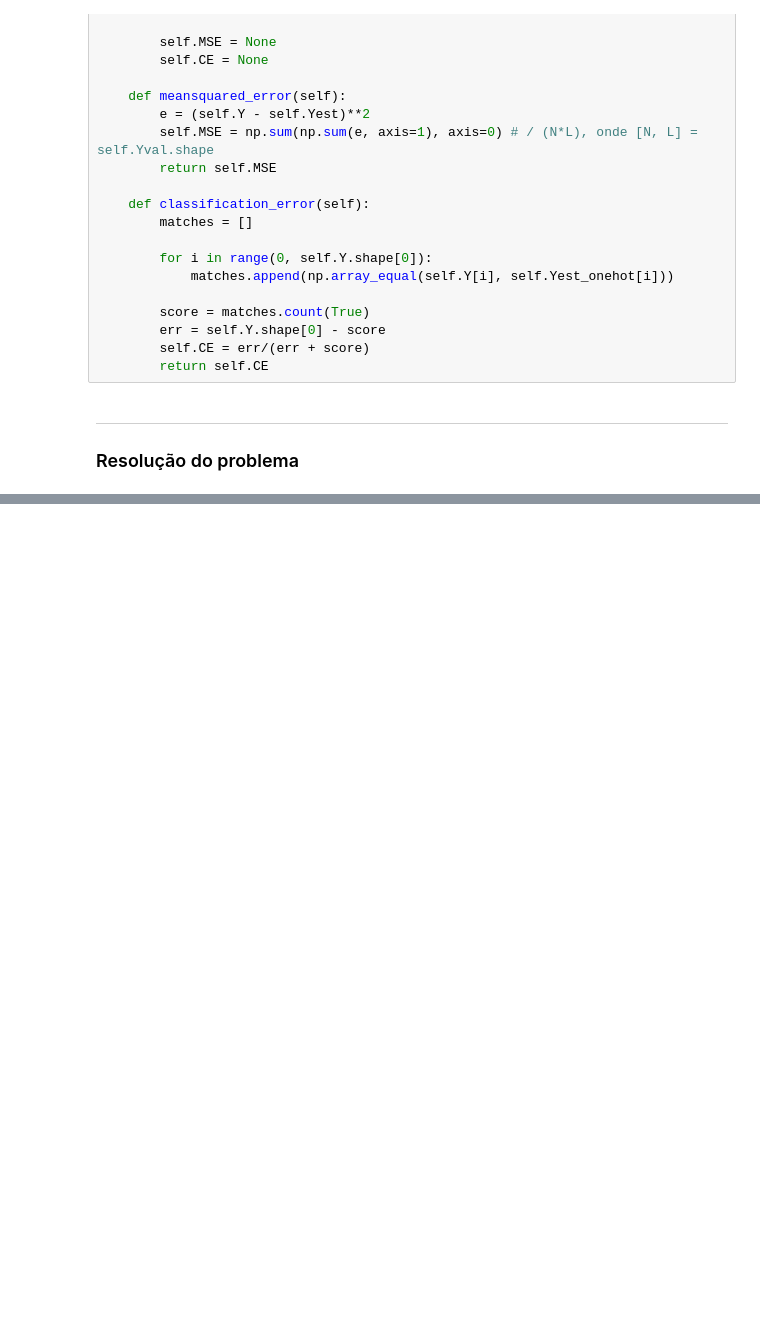
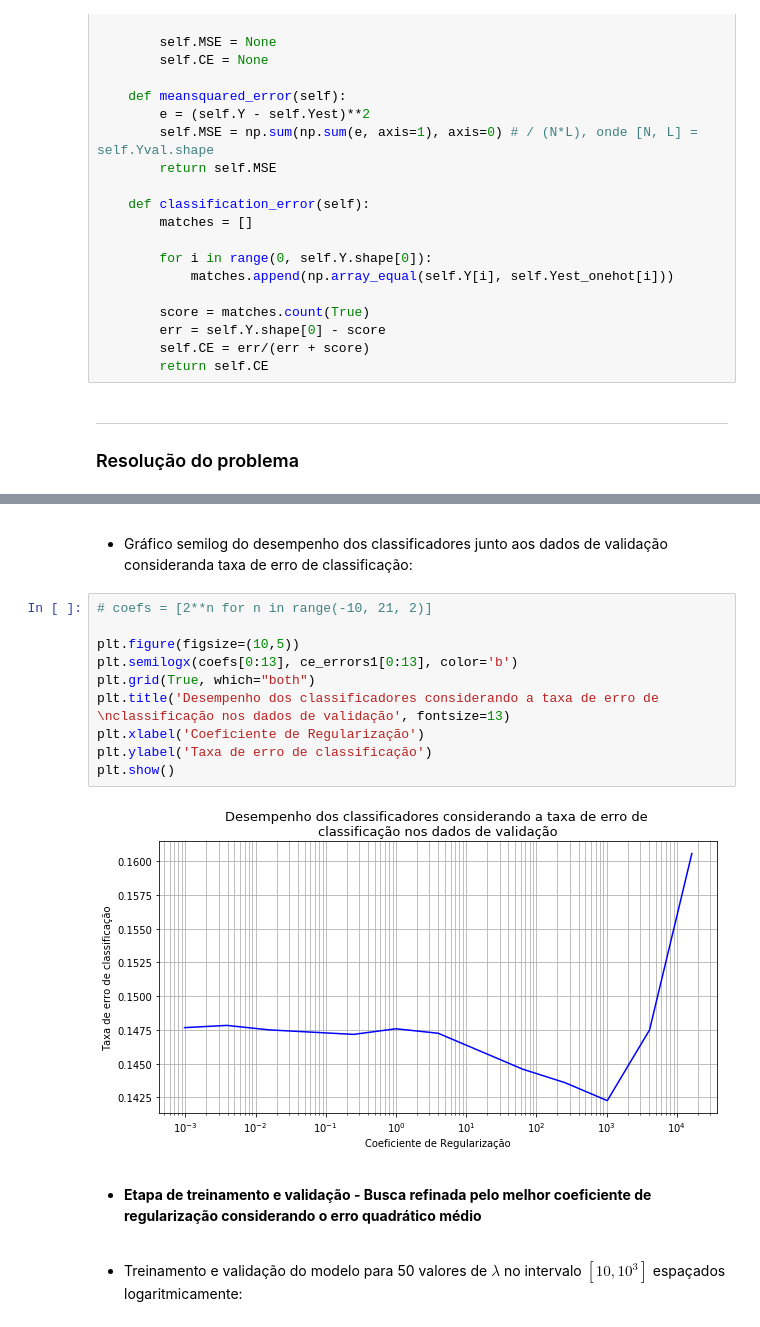
Before and after one commit to guilherme-rosa/IA353_RedesNeurais, a Jupyter notebook: EFC1/EFC1 - Notebook.ipynb, the cells around one changed output, grey strips where cells are left out. Saved outputs shown, nothing was run; the diff lists cells and outputs as text; blank space fills up the shorter version.

```diff
--- a/EFC1/EFC1 - Notebook.ipynb
+++ b/EFC1/EFC1 - Notebook.ipynb
@@ -374,0 +481,21 @@ for coef in coefs:
+# %% [markdown]
+<a id="A5"> </a>
+- Gráfico semilog do desempenho dos classificadores junto aos dados de validação consideranda taxa de erro de classificação:
+# %%
+# coefs = [2**n for n in range(-10, 21, 2)]
+
+plt.figure(figsize=(10,5))
+plt.semilogx(coefs[0:13], ce_errors1[0:13], color='b')
+plt.grid(True, which="both")
+plt.title('Desempenho dos classificadores considerando a taxa de erro de \nclassificação nos dados de validação', fontsize=13)
+plt.xlabel('Coeficiente de Regularização')
+plt.ylabel('Taxa de erro de classificação')
+plt.show()
+# %% [output]
+[figure, added]
+# %% [markdown]
+<a id="busca_refinada_MSE"> </a>
+- **Etapa de treinamento e validação - Busca refinada pelo melhor coeficiente de regularização considerando o erro quadrático médio**
+# %% [markdown]
+<a id="B1"> </a>
+- Treinamento e validação do modelo para 50 valores de $\lambda$ no intervalo $[10,10^3]$ espaçados logaritmicamente:
```
Also changed, not shown: parts of 53 cells of this notebook.
